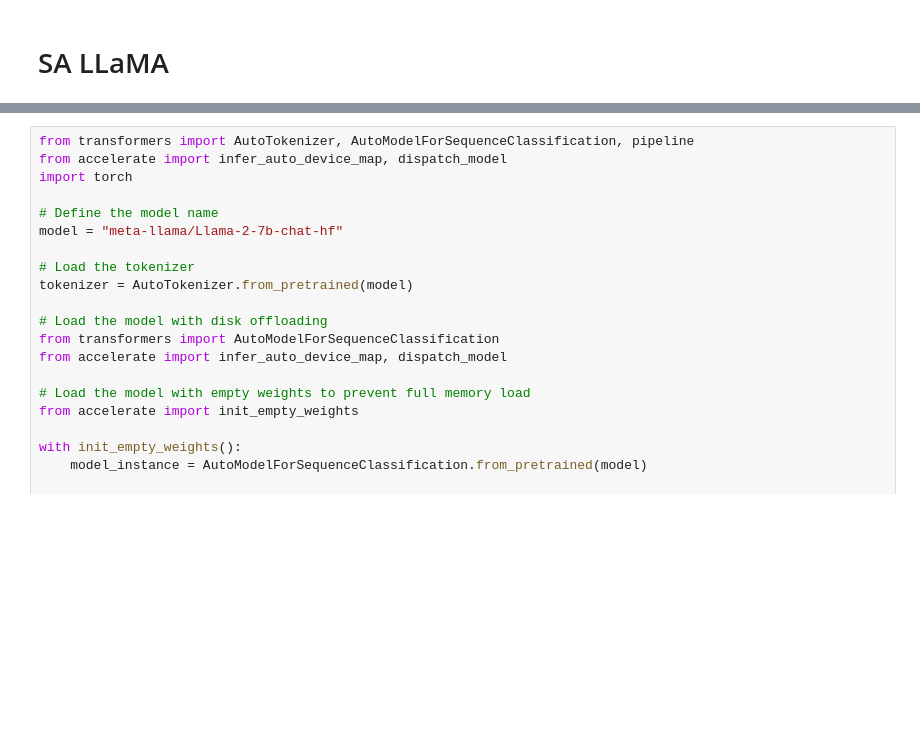
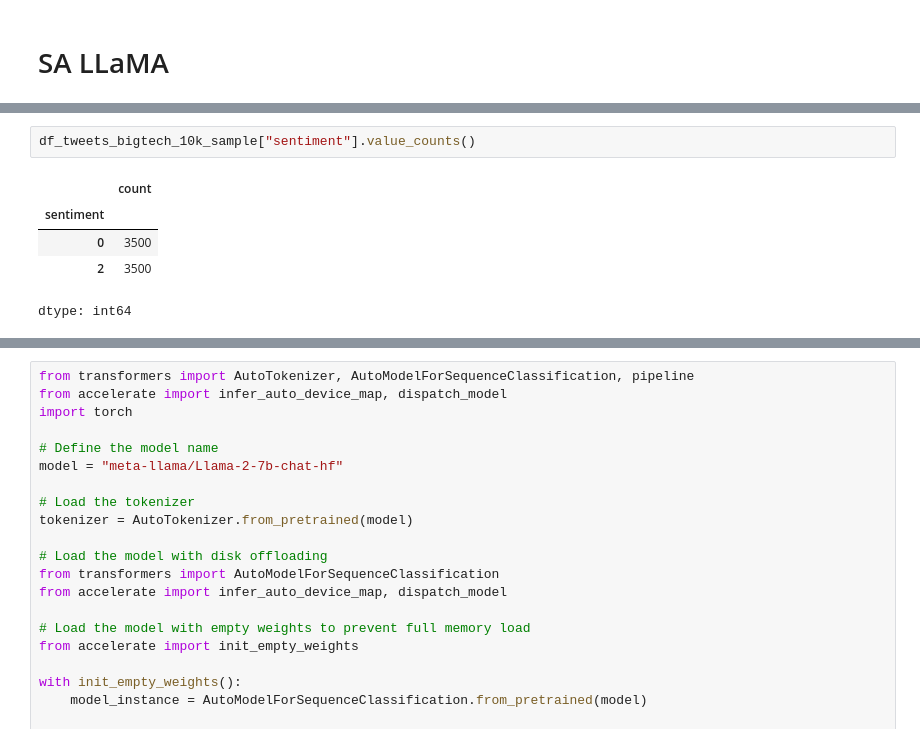
Before and after one commit to GeorgH02/thesis-code-3, a Jupyter notebook: SA LLaMA.ipynb, the cells around one changed output, grey strips where cells are left out. Drawn from its saved outputs; the diff is of its cells as text; blank space fills up the shorter version.

```diff
--- a/SA LLaMA.ipynb
+++ b/SA LLaMA.ipynb
@@ -46,0 +107,8 @@ Traceback (most recent call last):
+# %%
+df_tweets_bigtech_10k_sample["sentiment"].value_counts()
+# %% [output]
+|  | count |
+| sentiment |  |
+| 0 | 3500 |
+| 2 | 3500 |
+dtype: int64
```
Also changed, not shown: parts of 15 cells of this notebook, 3 other files.
